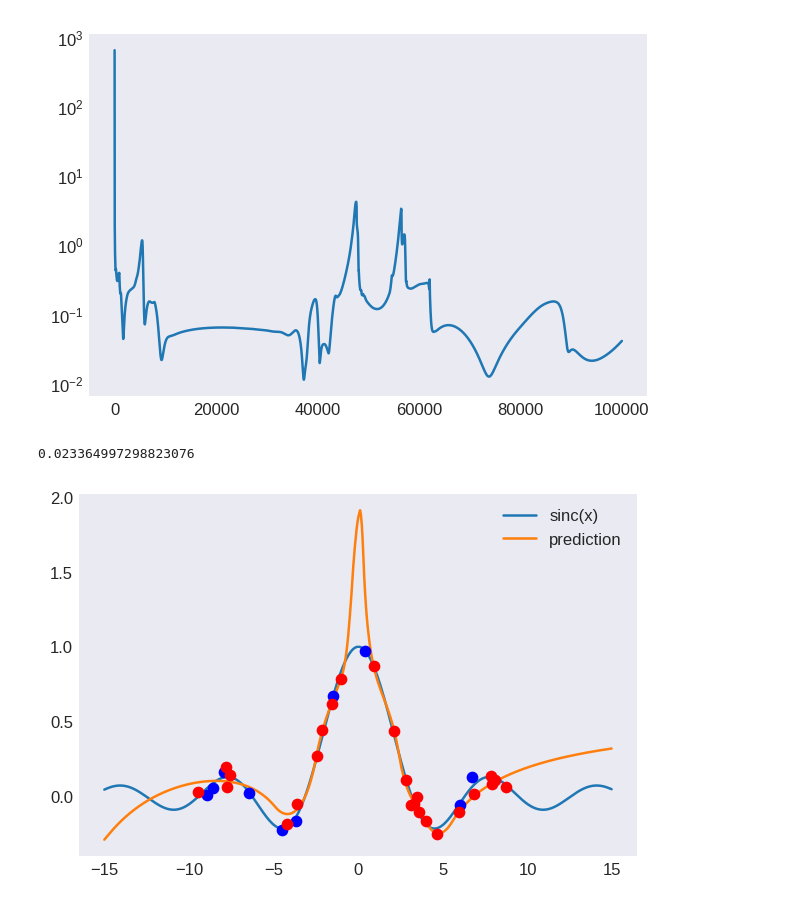
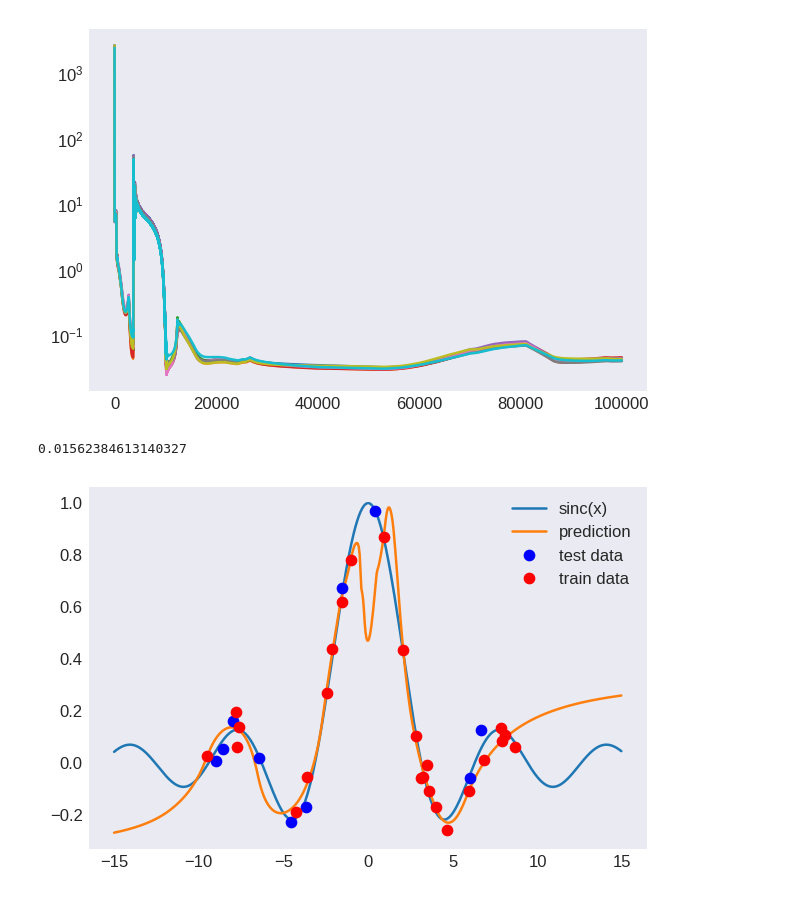
Before and after one commit to wimmerth/neuralnetworkfromscratch, a Jupyter notebook: ass7.ipynb, the cells around one changed output. Saved outputs shown, nothing was run; the diff lists cells and outputs as text; code cells hidden in the pictures.

Commit message:
fixed some issues, added test functionality and some documentation

```diff
--- a/ass7.ipynb
+++ b/ass7.ipynb
@@ -22,8 +22,8 @@ y_test2 = df_test[1].to_numpy()
 x_test = np.reshape(x_test2, (-1,1)).T
 y_test = np.reshape(y_test2, (-1,1)).T
 
-nn2 = NeuralRegressionNetwork(no_of_neurons=[20])
-ls2, es, gs = nn2.train(x,y,"auto",0.001,x_val=x_test,y_val=y_test)
+nn2 = NeuralRegressionNetwork(no_of_neurons=[10,10,10])
+ls2, es, gs = nn2.train(x,y,"test",0.001,x_val=x_test,y_val=y_test)
 # %%
 fig, ax = plt.subplots(dpi=120)
 ax.set_yscale('log')
@@ -39,26 +39,26 @@ ax.set_yscale('log')
 ax.plot(range(len(gs)),gs)
 fig.savefig('prediction-01-g.jpg')
 # %% [output]
-[figure, old version]
+[figure, new version]
 # %%
 _, a_s = nn2.feedForward(x_test)
 print(mean_squared_error(y_test, a_s[len(a_s) - 1]))
 # %% [output]
-0.023364997298823076
+0.01562384613140327
 # %%
 x_test3 = range(-1500,1500,5)
 x = np.reshape(np.array(x_test3)/100, (-1,1)).T
 _, a_s = nn2.feedForward(x)
 y_pred = np.reshape(a_s[len(a_s) - 1], -1)
 y_real = np.sin(np.array(x_test3)/100)/(np.array(x_test3)/100)
 
 fig, ax = plt.subplots(dpi=120)
 ax.plot(np.array(x_test3)/100, y_real, label='sinc(x)')
 ax.plot(np.array(x_test3)/100, y_pred, label='prediction')
-ax.plot(x_test2, y_test2, 'bo')
-ax.plot(x_train, y_train, 'ro')
+ax.plot(x_test2, y_test2, 'bo', label='test data')
+ax.plot(x_train, y_train, 'ro', label='train data')
 ax.plot()
 ax.legend()
 fig.savefig("prediction-01.jpg")
 # %% [output]
-[figure, old version]
+[figure, new version]
```
Also changed, not shown: parts of 1 cell of this notebook, 1 other file.
